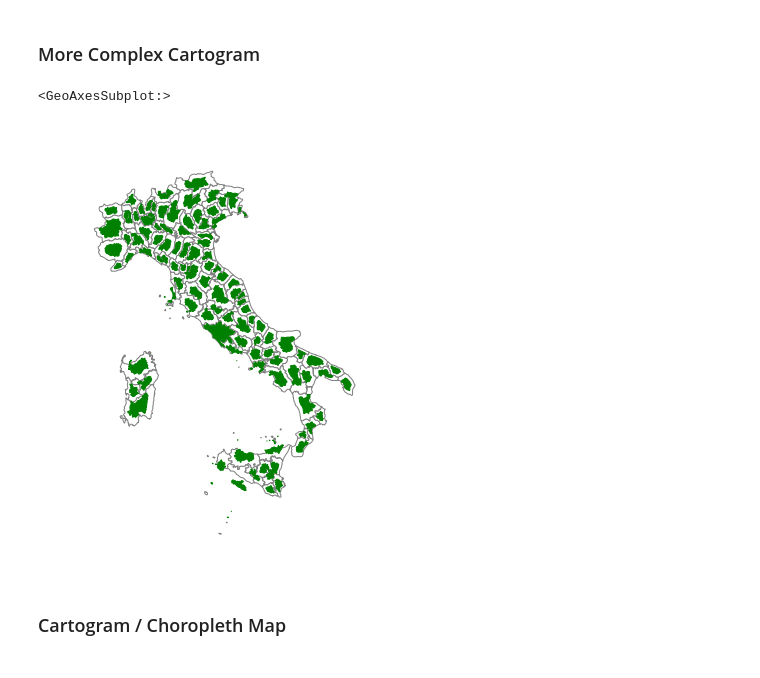
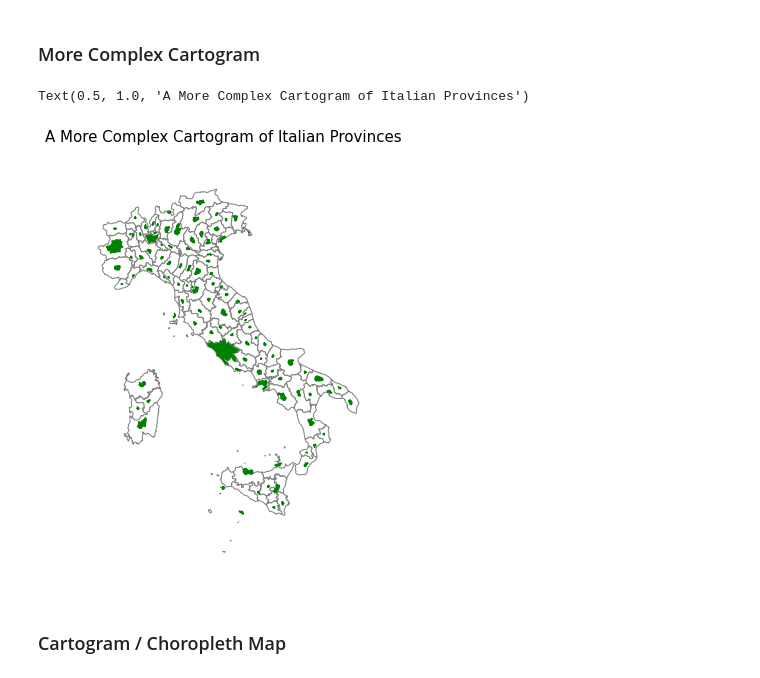
Before and after one commit to gregfeliu/Centroids_of_Italy, a Jupyter notebook: notebooks/2.Plotting_Cartograms.ipynb, the cells around one changed output. Cells and saved outputs as stored; diff of their text form; code cells hidden in the pictures.

```diff
--- a/notebooks/2.Plotting_Cartograms.ipynb
+++ b/notebooks/2.Plotting_Cartograms.ipynb
@@ -55,12 +48,13 @@ gplt.cartogram(provinces_gdf, scale='Population', projection=gcrs.AlbersEqualAre
 # %% [markdown]
 ### More Complex Cartogram
 # %%
-ax2 = gplt.cartogram(provinces_gdf, scale='Population', projection=gcrs.AlbersEqualArea(),
-                     figsize=(8,8), limits=(0.5, .9), color = 'green')
-gplt.polyplot(provinces_gdf, facecolor='white', edgecolor='grey', ax=ax2)
+ax1 = gplt.cartogram(provinces_gdf, scale='Population', projection=gcrs.AlbersEqualArea(),
+                     figsize=(8,8), limits=(0.1, .9), color = 'green')
+gplt.polyplot(provinces_gdf, facecolor='white', edgecolor='grey', ax=ax1)
+ax1.set_title("A More Complex Cartogram of Italian Provinces", fontdict={"fontsize":15})
 # %% [output]
-<GeoAxesSubplot:>
+Text(0.5, 1.0, 'A More Complex Cartogram of Italian Provinces')
-[figure, old version]
+[figure, new version]
 # %% [markdown]
 ### Cartogram / Choropleth Map
 # %%
```
Also changed, not shown: parts of 4 cells of this notebook, 2 other files.
